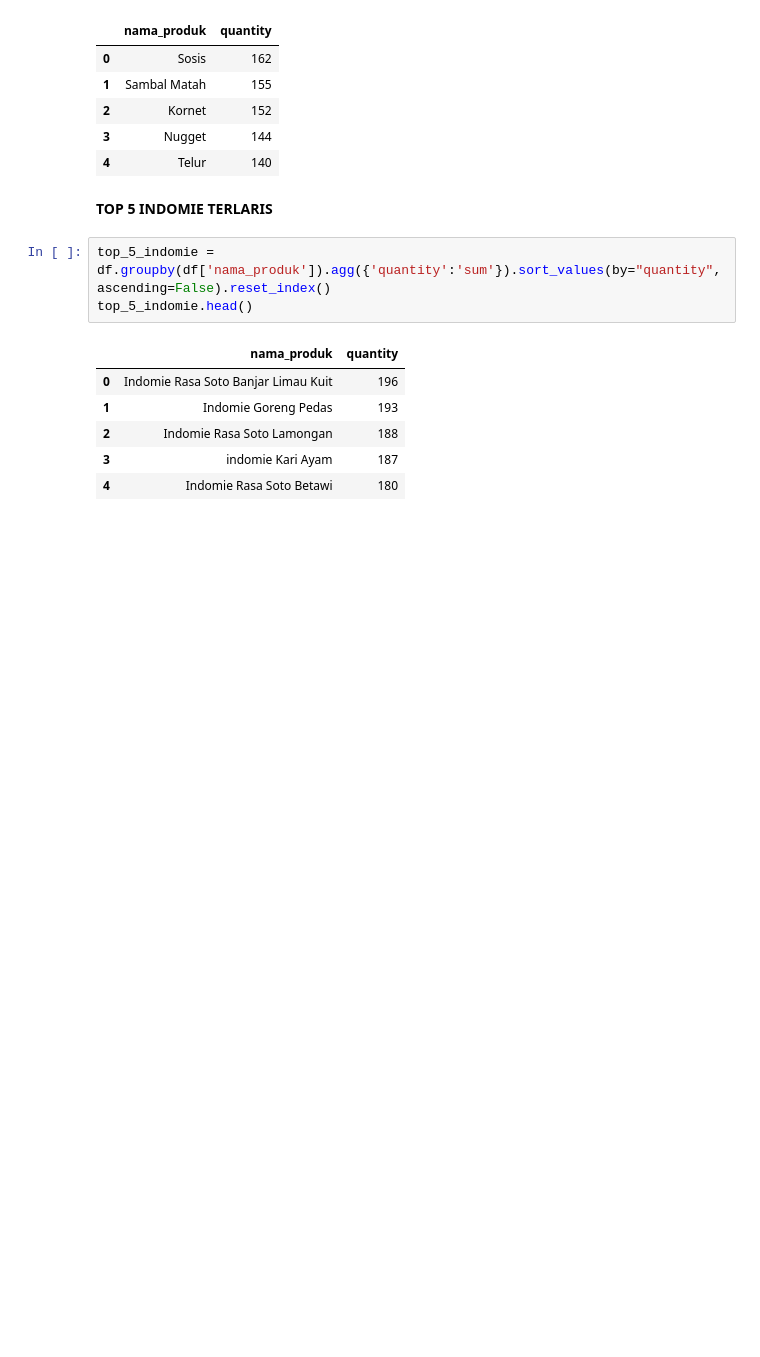
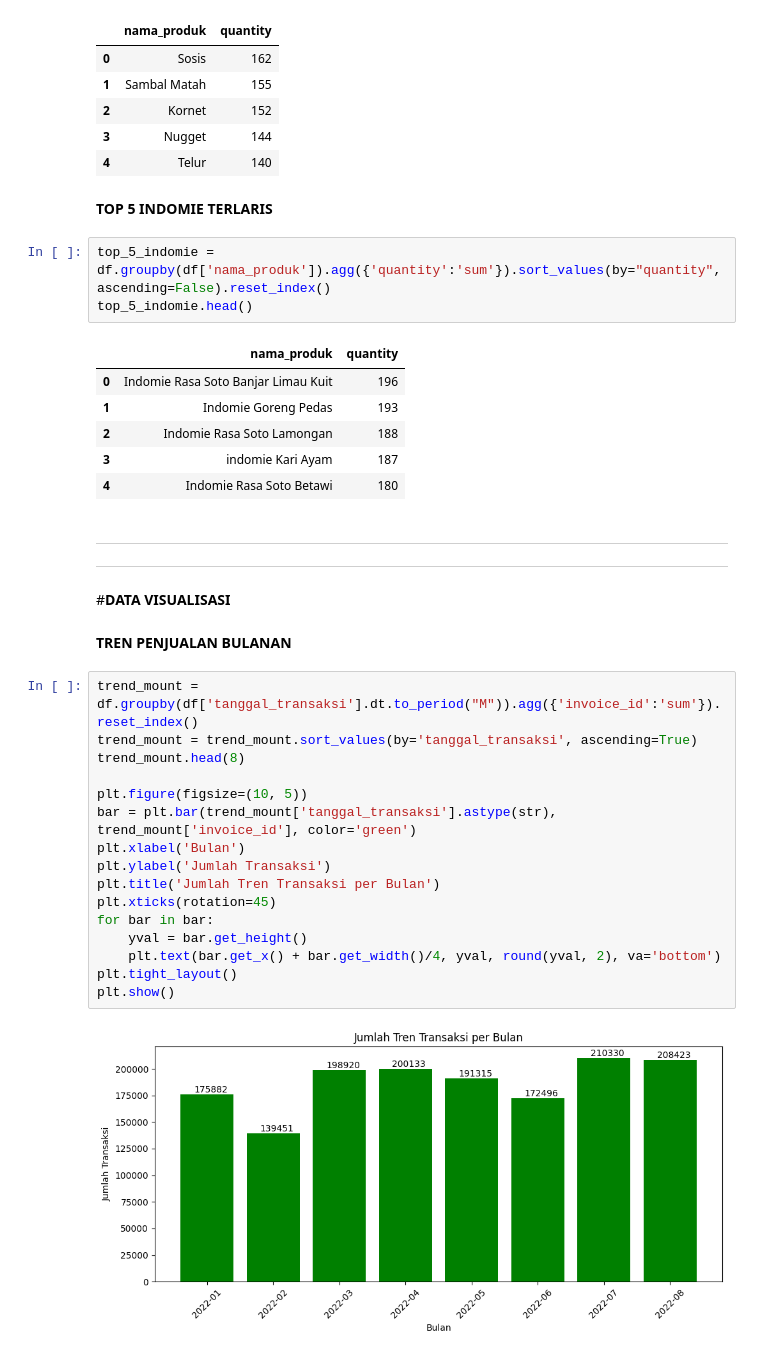
Before and after one commit to WahyuWahid14/ANALISIS-WARMINDO, a Jupyter notebook: Untitled0.ipynb, the cells around one changed output. Cells and saved outputs as stored; diff of their text form; blank space fills up the shorter version.

```diff
--- a/Untitled0.ipynb
+++ b/Untitled0.ipynb
@@ -140,3 +140,33 @@ top_5_indomie.head()
 | 2 | Indomie Rasa Soto Lamongan | 188 |
 | 3 | indomie Kari Ayam | 187 |
 | 4 | Indomie Rasa Soto Betawi | 180 |
+# %% [markdown]
+
+
+---
+
+
+
+---
+# %% [markdown]
+#**DATA VISUALISASI**
+# %% [markdown]
+**TREN PENJUALAN BULANAN**
+# %%
+trend_mount = df.groupby(df['tanggal_transaksi'].dt.to_period("M")).agg({'invoice_id':'sum'}).reset_index()
+trend_mount = trend_mount.sort_values(by='tanggal_transaksi', ascending=True)
+trend_mount.head(8)
+
+plt.figure(figsize=(10, 5))
+bar = plt.bar(trend_mount['tanggal_transaksi'].astype(str), trend_mount['invoice_id'], color='green')
+plt.xlabel('Bulan')
+plt.ylabel('Jumlah Transaksi')
+plt.title('Jumlah Tren Transaksi per Bulan')
+plt.xticks(rotation=45)
+for bar in bar:
+    yval = bar.get_height()
+    plt.text(bar.get_x() + bar.get_width()/4, yval, round(yval, 2), va='bottom')
+plt.tight_layout()
+plt.show()
+# %% [output]
+[figure, added]
```
Also changed, not shown: parts of 1 cell of this notebook.
